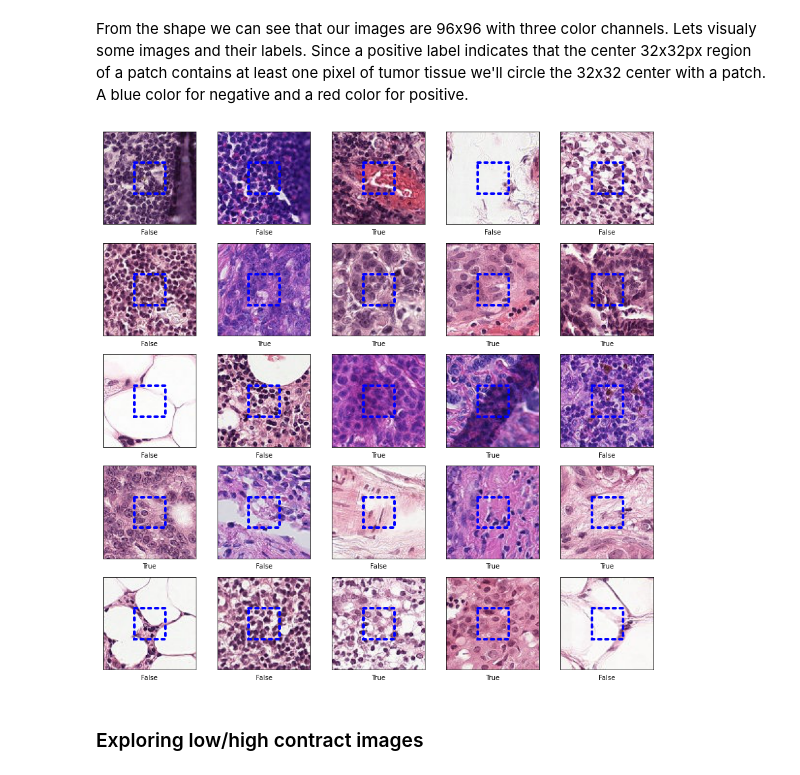
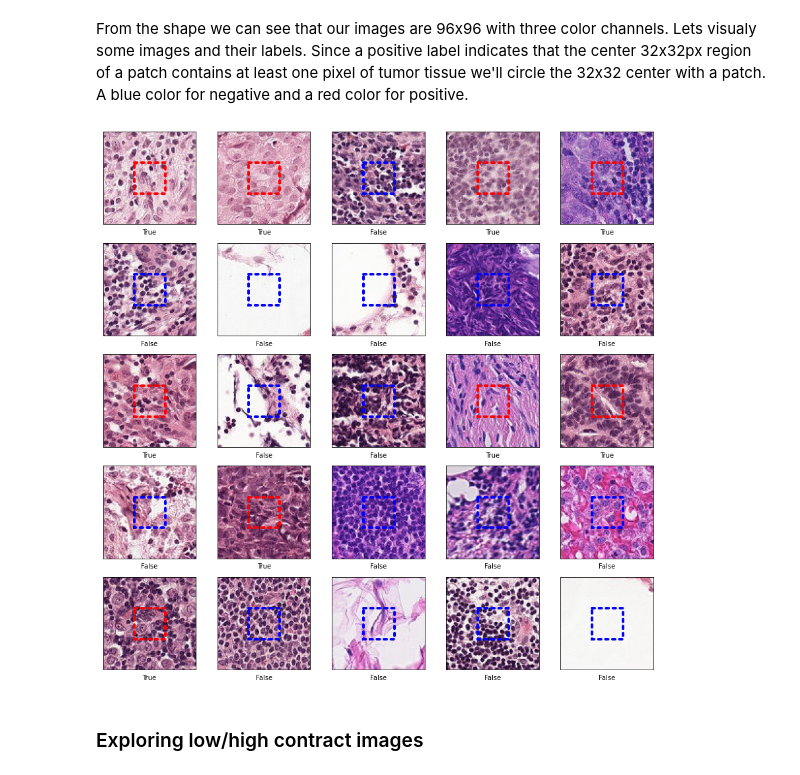
Before and after one commit to alexakh95/datasciense-uni-project, a Jupyter notebook: notebooks/histopathologic_cancer_detection/project.ipynb, the cells around one changed output. Drawn from its saved outputs; the diff is of its cells as text; code cells hidden in the pictures.

```diff
--- a/notebooks/histopathologic_cancer_detection/project.ipynb
+++ b/notebooks/histopathologic_cancer_detection/project.ipynb
@@ -259,35 +267,35 @@ for (i,current_subplot) in zip(range(25),ax.flat):
     plt.subplot(5,5,i+1)
     plt.xticks([])
     plt.yticks([])
     plt.grid(False)
 
     # get file name from cell
     curr_file_path = current_row['file_name'].iloc[0]
 
     try:
         # read image and add to plot
         img = plt.imread(curr_file_path)
         current_subplot.imshow(img)
 
         current_label = current_row['translated_label'].iloc[0]
 
-        if (current_label == 'True'):
+        if (current_label == True):
             current_patch_color = 'r'
         else:
             current_patch_color = 'b'
 
         # create patch recatangle around the suspected area
         box = patches.Rectangle((32,32),32,32, linewidth=4, edgecolor=current_patch_color, facecolor='none', linestyle=':', capstyle='round')
 
         # add labels and patch
         current_subplot.xaxis.label.set_text(current_row['translated_label'].iloc[0])
         current_subplot.add_patch(box)
     except Exception as e:
         logger.error("A problem happened while trying to represent the image", e)
 
 plt.show()
 # %% [output]
-[figure, old version]
+[figure, new version]
 # %% [markdown]
 ### Exploring low/high contract images
 # %%
```
Also changed, not shown: parts of 34 cells of this notebook.
